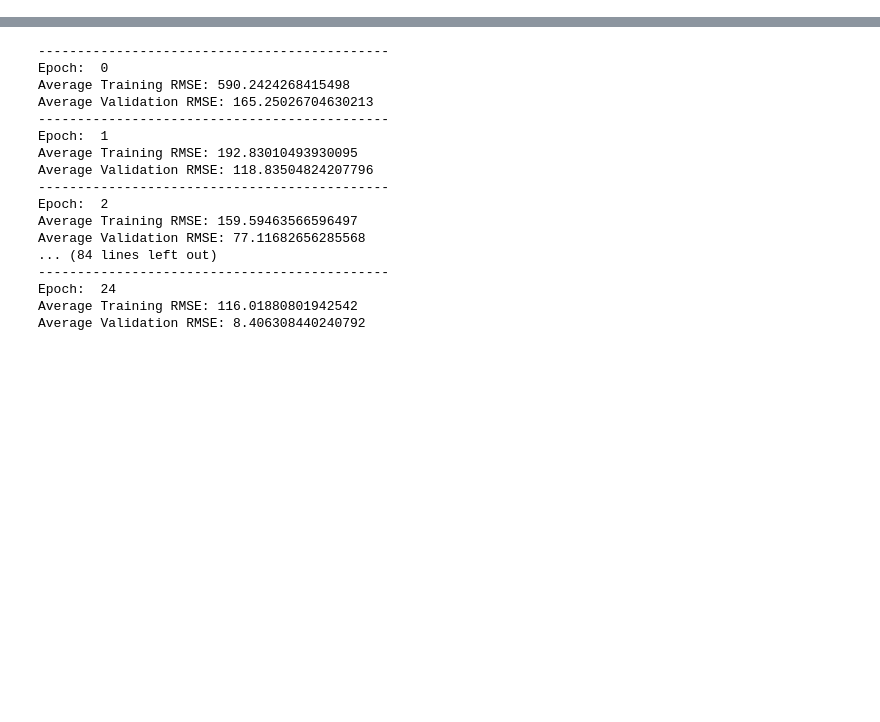
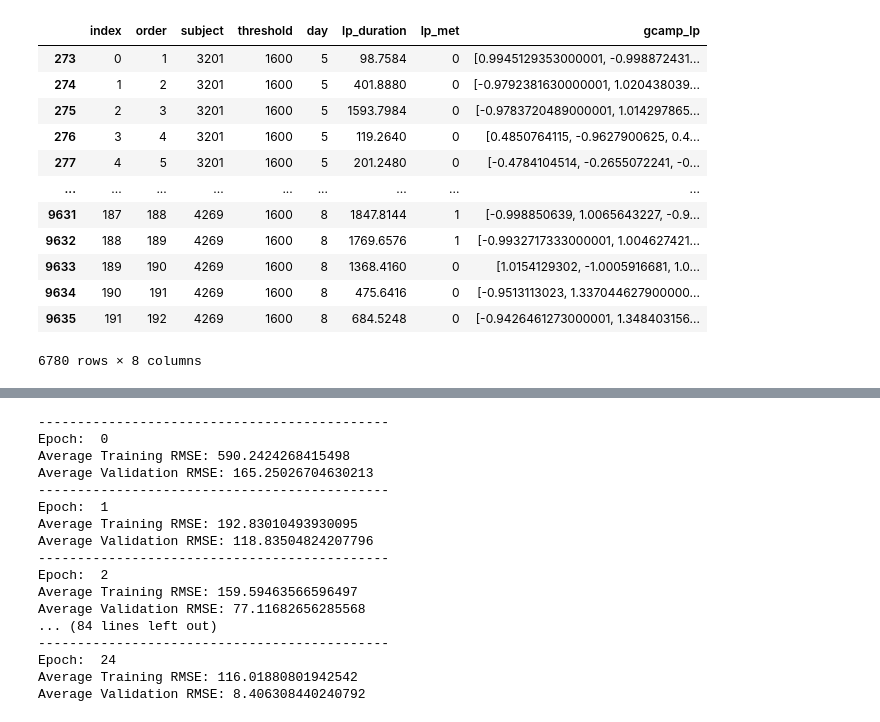
Before and after one commit to jorgerag8/encoder-decoder-transformer, a Jupyter notebook: src/model_cont.ipynb, the cells around one changed output, grey strips where cells are left out. Drawn from its saved outputs; the diff is of its cells as text; code cells hidden in the pictures; blank space fills up the shorter version.

```diff
--- a/src/model_cont.ipynb
+++ b/src/model_cont.ipynb
@@ -127,3 +127,19 @@ val_trials = [gb_val.get_group(x) for x in gb_val.groups]
 
 gb_test = testset.groupby(["subject", "day"])
 test_trials = [gb_test.get_group(x) for x in gb_test.groups]
+# %%
+train_df
+# %% [output]
+|  | index | order | subject | threshold | day | lp_duration | lp_met | gcamp_lp |
+| 273 | 0 | 1 | 3201 | 1600 | 5 | 98.7584 | 0 | [0.9945129353000001, -0.998872431... |
+| 274 | 1 | 2 | 3201 | 1600 | 5 | 401.8880 | 0 | [-0.9792381630000001, 1.020438039... |
+| 275 | 2 | 3 | 3201 | 1600 | 5 | 1593.7984 | 0 | [-0.9783720489000001, 1.014297865... |
+| 276 | 3 | 4 | 3201 | 1600 | 5 | 119.2640 | 0 | [0.4850764115, -0.9627900625, 0.4... |
+| 277 | 4 | 5 | 3201 | 1600 | 5 | 201.2480 | 0 | [-0.4784104514, -0.2655072241, -0... |
+| ... | ... | ... | ... | ... | ... | ... | ... | ... |
+| 9631 | 187 | 188 | 4269 | 1600 | 8 | 1847.8144 | 1 | [-0.998850639, 1.0065643227, -0.9... |
+| 9632 | 188 | 189 | 4269 | 1600 | 8 | 1769.6576 | 1 | [-0.9932717333000001, 1.004627421... |
+| 9633 | 189 | 190 | 4269 | 1600 | 8 | 1368.4160 | 0 | [1.0154129302, -1.0005916681, 1.0... |
+| 9634 | 190 | 191 | 4269 | 1600 | 8 | 475.6416 | 0 | [-0.9513113023, 1.337044627900000... |
+| 9635 | 191 | 192 | 4269 | 1600 | 8 | 684.5248 | 0 | [-0.9426461273000001, 1.348403156... |
+6780 rows × 8 columns
```
Also changed, not shown: parts of 3 cells of this notebook, 3 other files.
